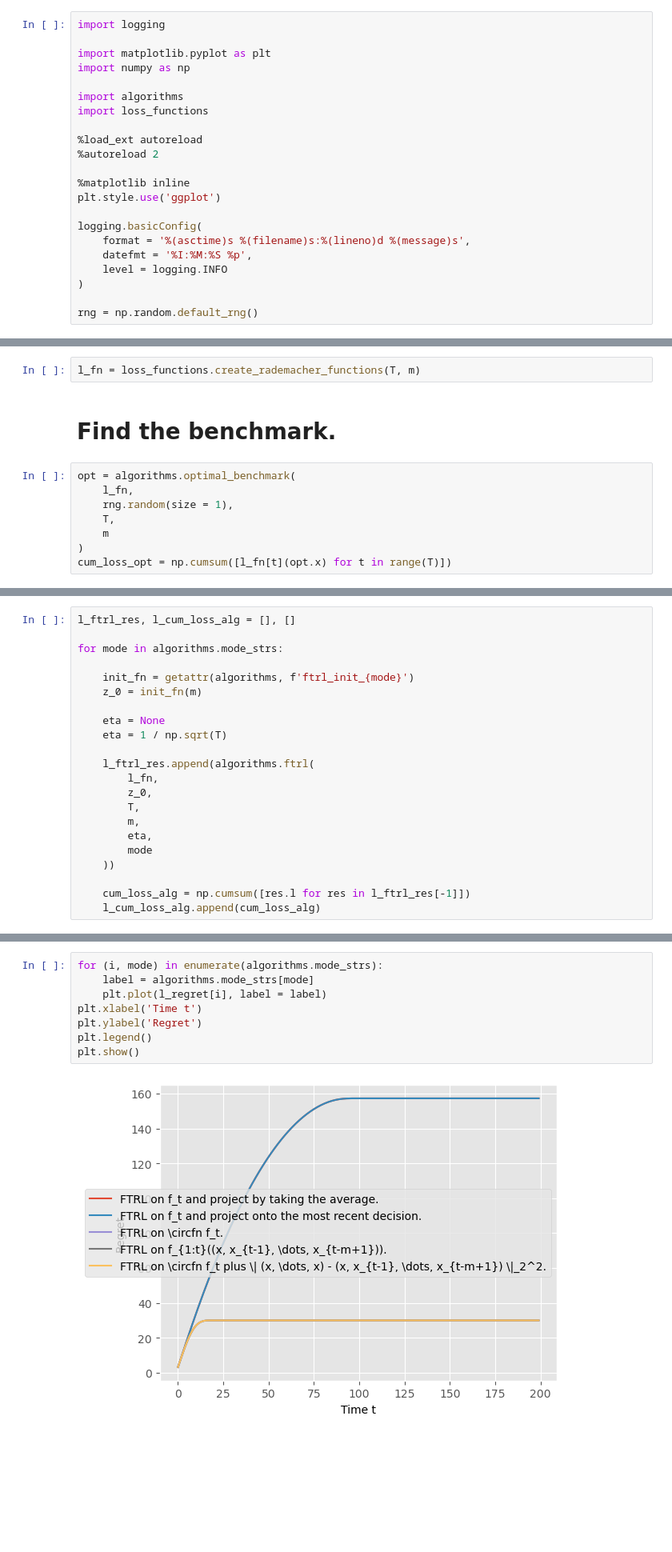
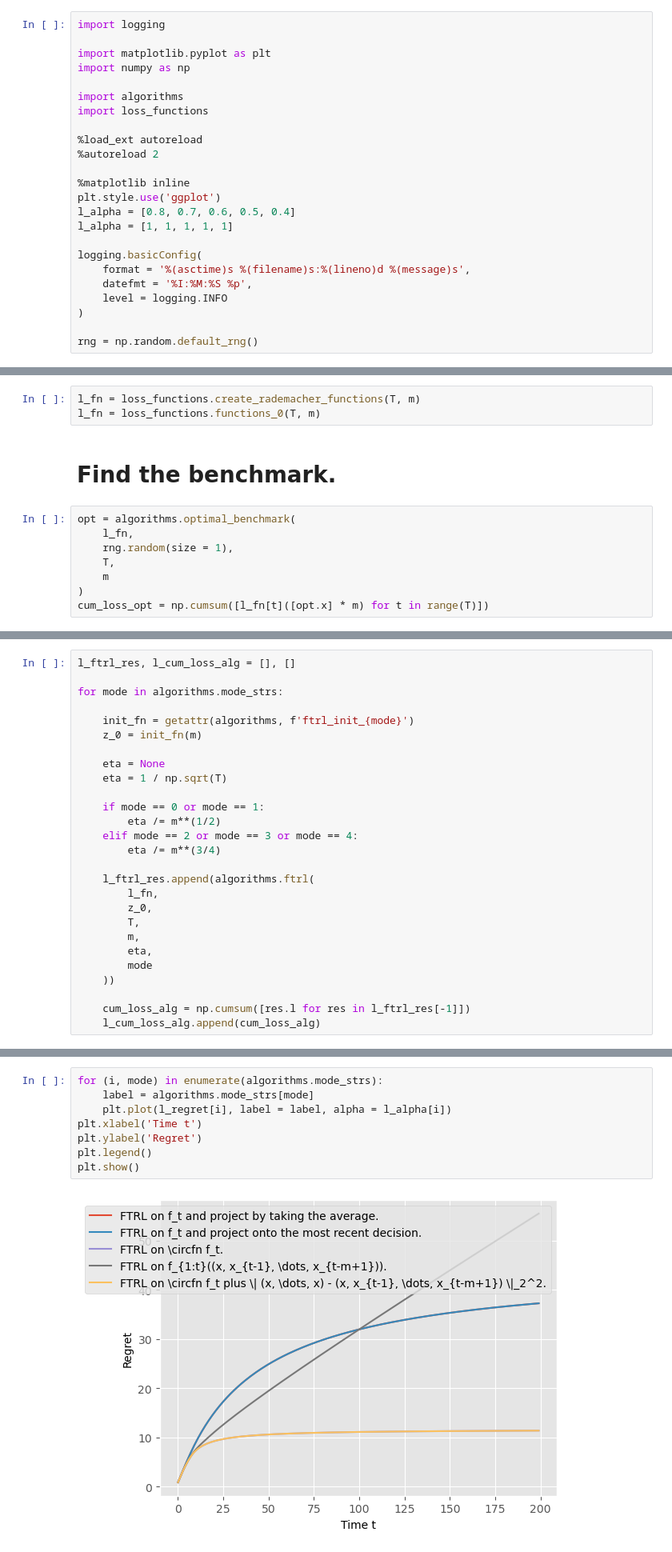
Before and after one commit to sdean-group/oco-with-memory-code, a Jupyter notebook: experiment.ipynb, the cells around one changed output, grey strips where cells are left out. Shown at 80% size. Drawn from its saved outputs; the diff is of its cells as text; blank space fills up the shorter version.

Commit message:
added some more plots and another type of functions

```diff
--- a/experiment.ipynb
+++ b/experiment.ipynb
@@ -14,6 +14,8 @@ import loss_functions
 
 %matplotlib inline
 plt.style.use('ggplot')
+l_alpha = [0.8, 0.7, 0.6, 0.5, 0.4]
+l_alpha = [1, 1, 1, 1, 1]
 
 logging.basicConfig(
     format = '%(asctime)s %(filename)s:%(lineno)d %(message)s',
@@ -34,6 +33,7 @@ T = 200
 # Create loss functions.
 # %%
 l_fn = loss_functions.create_rademacher_functions(T, m)
+l_fn = loss_functions.functions_0(T, m)
 # %% [markdown]
 # Find the benchmark.
 # %%
@@ -43,5 +43,5 @@ opt = algorithms.optimal_benchmark(
     T,
     m
 )
-cum_loss_opt = np.cumsum([l_fn[t](opt.x) for t in range(T)])
+cum_loss_opt = np.cumsum([l_fn[t]([opt.x] * m) for t in range(T)])
 # %% [output]
@@ -62,6 +62,11 @@ for mode in algorithms.mode_strs:
 
     eta = None
     eta = 1 / np.sqrt(T)
+
+    if mode == 0 or mode == 1:
+        eta /= m**(1/2)
+    elif mode == 2 or mode == 3 or mode == 4:
+        eta /= m**(3/4)
 
     l_ftrl_res.append(algorithms.ftrl(
         l_fn,
@@ -100,13 +105,13 @@ for (i, mode) in enumerate(algorithms.mode_strs):
 # %%
 for (i, mode) in enumerate(algorithms.mode_strs):
     label = algorithms.mode_strs[mode]
-    plt.plot(l_regret[i], label = label)
+    plt.plot(l_regret[i], label = label, alpha = l_alpha[i])
 plt.xlabel('Time t')
 plt.ylabel('Regret')
 plt.legend()
 plt.show()
 # %% [output]
-[figure, old version]
+[figure, new version]
 # %% [markdown]
 ### $\| h_t - (x_t, \dots, x_t) \|$.
 # %%
```
Also changed, not shown: parts of 15 cells of this notebook, 1 other file.
